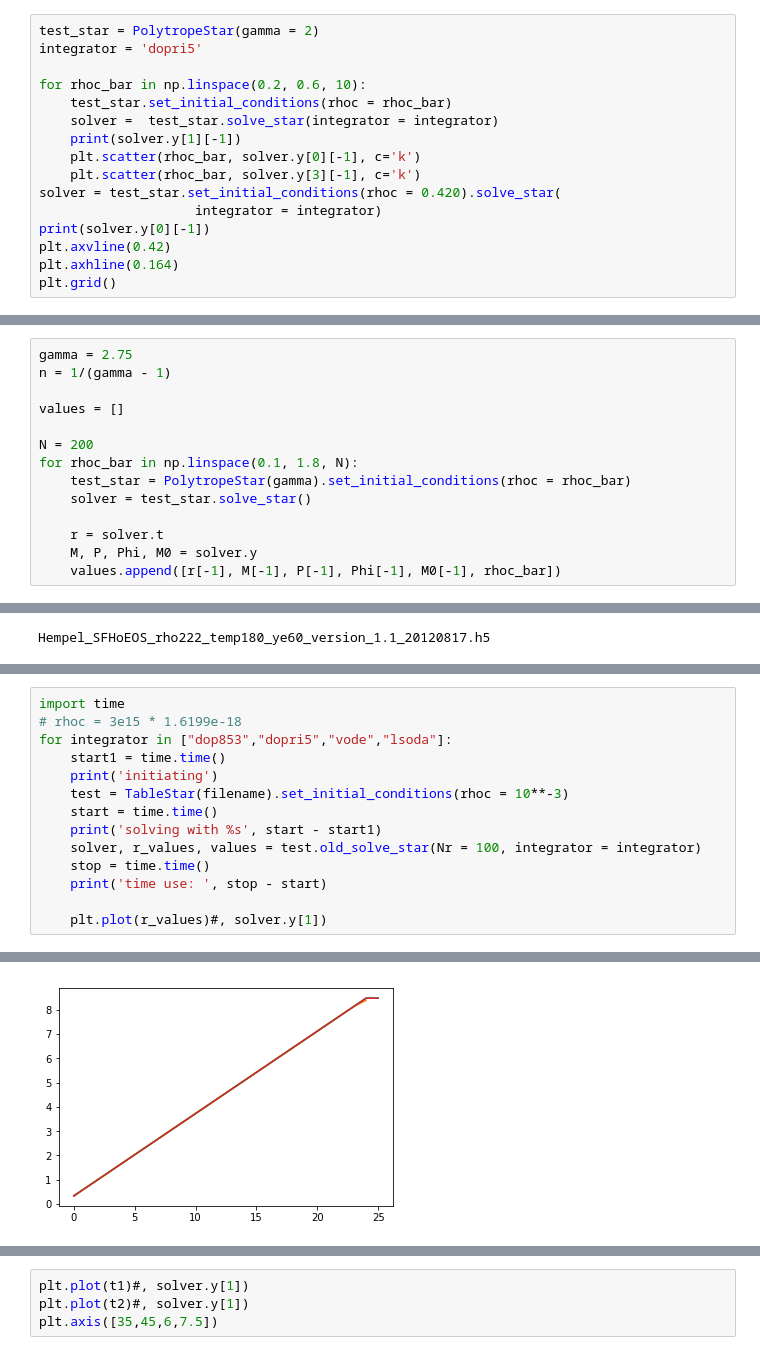
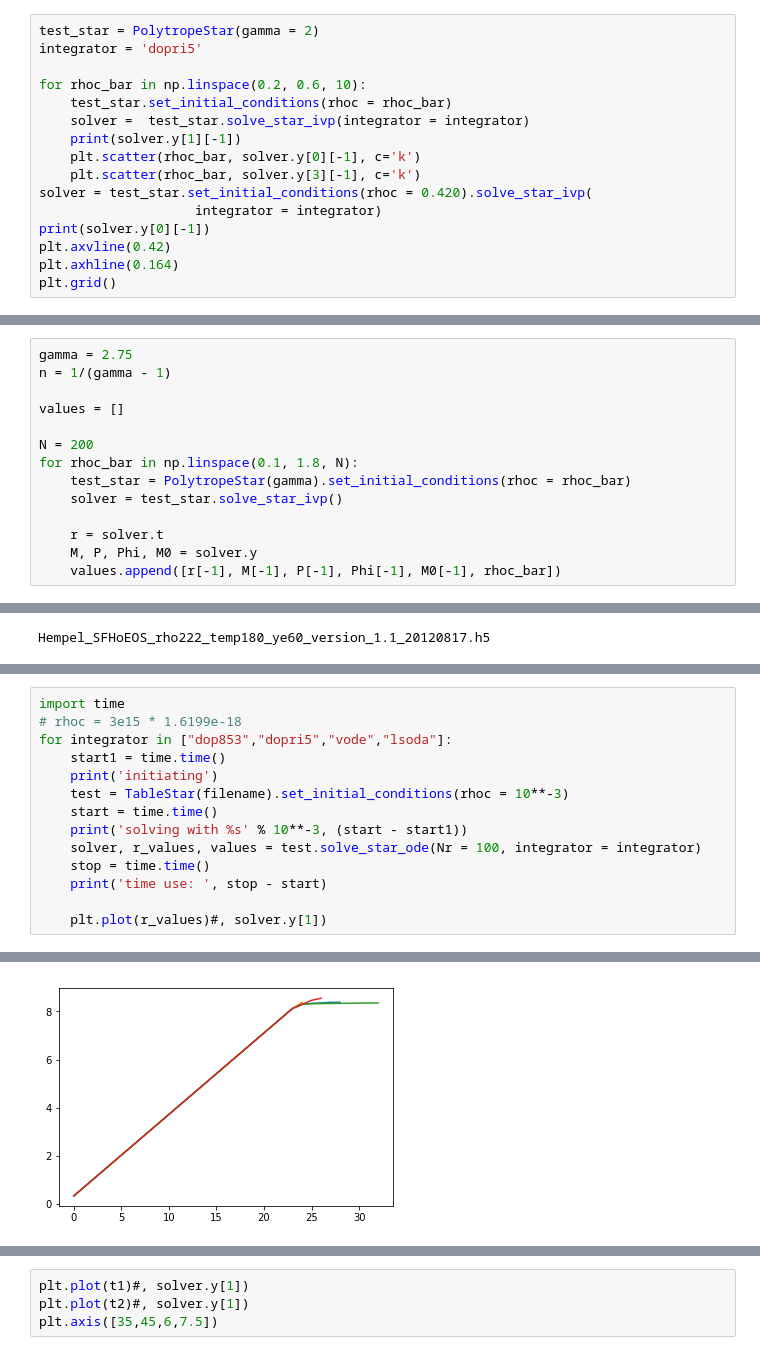
Before and after one commit to halvarsu/PHY905-Numerical-Relativity, a Jupyter notebook: project1/TOV_solver.ipynb, the cells around one changed output, grey strips where cells are left out. Cells and saved outputs as stored; diff of their text form.

```diff
--- a/project1/TOV_solver.ipynb
+++ b/project1/TOV_solver.ipynb
@@ -32,11 +29,11 @@ integrator = 'dopri5'
 
 for rhoc_bar in np.linspace(0.2, 0.6, 10):
     test_star.set_initial_conditions(rhoc = rhoc_bar)
-    solver =  test_star.solve_star(integrator = integrator)
+    solver =  test_star.solve_star_ivp(integrator = integrator)
     print(solver.y[1][-1])
     plt.scatter(rhoc_bar, solver.y[0][-1], c='k')
     plt.scatter(rhoc_bar, solver.y[3][-1], c='k')
-solver = test_star.set_initial_conditions(rhoc = 0.420).solve_star(
+solver = test_star.set_initial_conditions(rhoc = 0.420).solve_star_ivp(
                     integrator = integrator)
 print(solver.y[0][-1])
 plt.axvline(0.42)
@@ -75,7 +72,7 @@ values = []
 N = 200
 for rhoc_bar in np.linspace(0.1, 1.8, N):
     test_star = PolytropeStar(gamma).set_initial_conditions(rhoc = rhoc_bar)
-    solver = test_star.solve_star()
+    solver = test_star.solve_star_ivp()
 
     r = solver.t
     M, P, Phi, M0 = solver.y
@@ -349,8 +351,8 @@ for integrator in ["dop853","dopri5","vode","lsoda"]:
     print('initiating')
     test = TableStar(filename).set_initial_conditions(rhoc = 10**-3)
     start = time.time()
-    print('solving with %s', start - start1)
-    solver, r_values, values = test.old_solve_star(Nr = 100, integrator = integrator)
+    print('solving with %s' % 10**-3, (start - start1))
+    solver, r_values, values = test.solve_star_ode(Nr = 100, integrator = integrator)
     stop = time.time()
     print('time use: ', stop - start)
 
@@ -371 +373 @@ time use:  8.483421802520752
-[figure, old version]
+[figure, new version]
```
Also changed, not shown: parts of 25 cells of this notebook, 1 other file.
